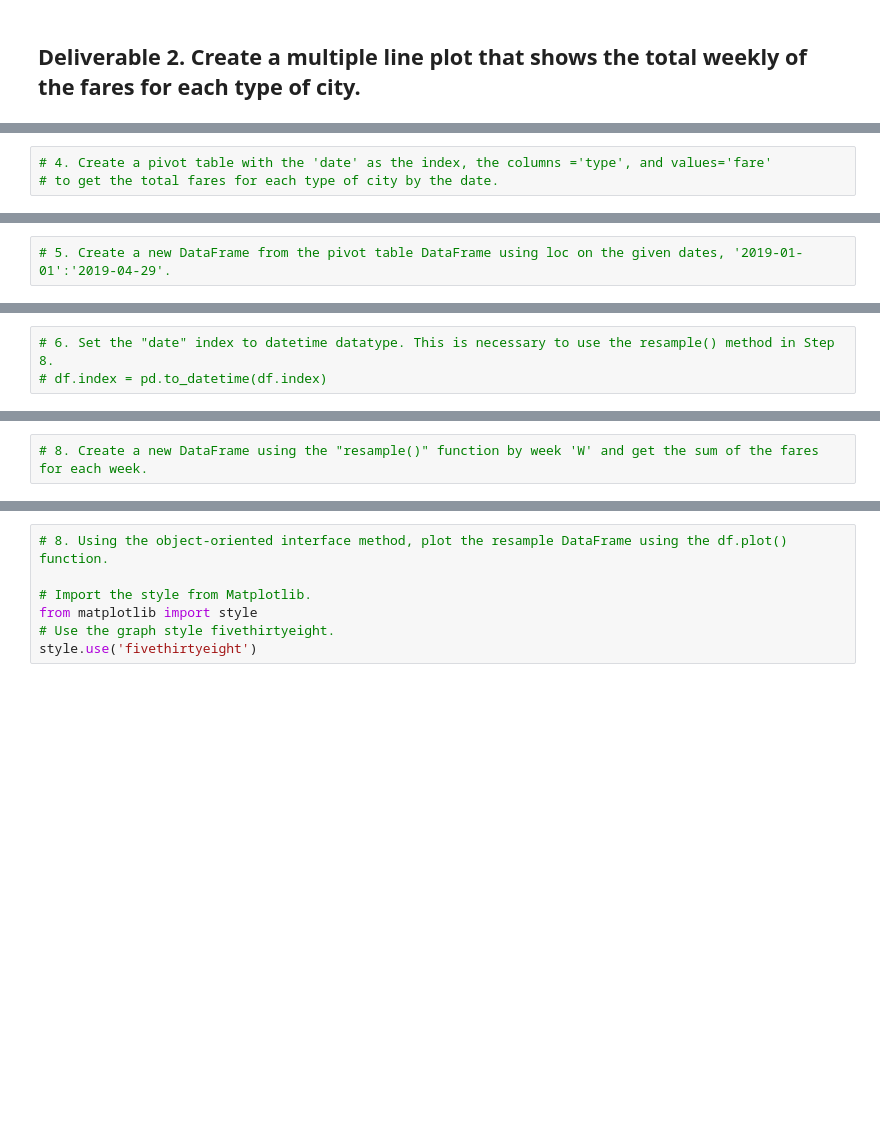
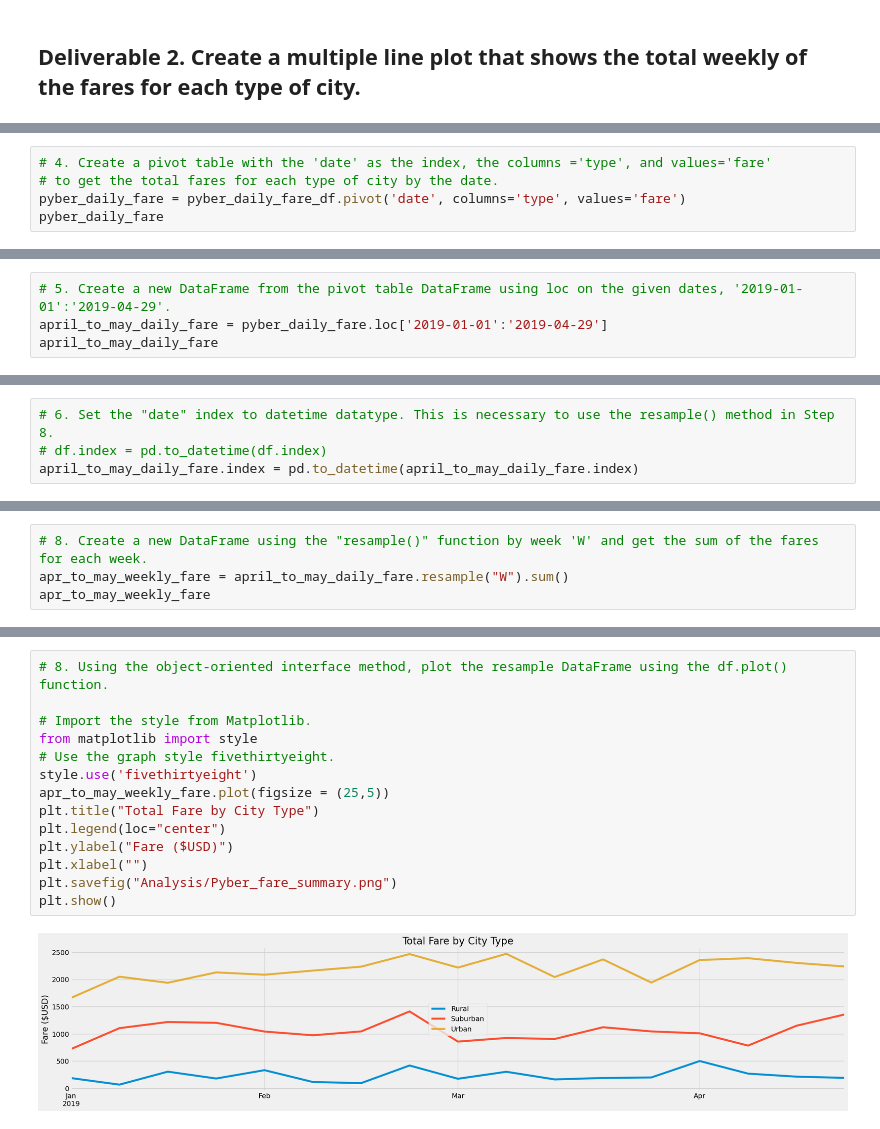
Before and after one commit to btmeasles/PyBer_Analysis, a Jupyter notebook: PyBer_Challenge.ipynb, the cells around one changed output, grey strips where cells are left out. Cells and saved outputs as stored; diff of their text form; blank space fills up the shorter version.

```diff
--- a/PyBer_Challenge.ipynb
+++ b/PyBer_Challenge.ipynb
@@ -147,3 +182,5 @@ TypeError: 'DataFrame' object is not callable
 # %%
 # 4. Create a pivot table with the 'date' as the index, the columns ='type', and values='fare'
 # to get the total fares for each type of city by the date.
+pyber_daily_fare = pyber_daily_fare_df.pivot('date', columns='type', values='fare')
+pyber_daily_fare
@@ -150,2 +202,4 @@ TypeError: 'DataFrame' object is not callable
 # %%
 # 5. Create a new DataFrame from the pivot table DataFrame using loc on the given dates, '2019-01-01':'2019-04-29'.
+april_to_may_daily_fare = pyber_daily_fare.loc['2019-01-01':'2019-04-29']
+april_to_may_daily_fare
@@ -152,5 +221,6 @@ TypeError: 'DataFrame' object is not callable
 # %%
 # 6. Set the "date" index to datetime datatype. This is necessary to use the resample() method in Step 8.
 # df.index = pd.to_datetime(df.index)
+april_to_may_daily_fare.index = pd.to_datetime(april_to_may_daily_fare.index)
 # %%
 # 7. Check that the datatype for the index is datetime using df.info()
@@ -157,2 +239,4 @@ TypeError: 'DataFrame' object is not callable
 # %%
 # 8. Create a new DataFrame using the "resample()" function by week 'W' and get the sum of the fares for each week.
+apr_to_may_weekly_fare = april_to_may_daily_fare.resample("W").sum()
+apr_to_may_weekly_fare
@@ -159,7 +263,16 @@ TypeError: 'DataFrame' object is not callable
 # %%
 # 8. Using the object-oriented interface method, plot the resample DataFrame using the df.plot() function.
 
 # Import the style from Matplotlib.
 from matplotlib import style
 # Use the graph style fivethirtyeight.
 style.use('fivethirtyeight')
+apr_to_may_weekly_fare.plot(figsize = (25,5))
+plt.title("Total Fare by City Type")
+plt.legend(loc="center")
+plt.ylabel("Fare ($USD)")
+plt.xlabel("")
+plt.savefig("Analysis/Pyber_fare_summary.png")
+plt.show()
+# %% [output]
+[figure, added]
```
Also changed, not shown: parts of 15 cells of this notebook, 1 other file.
